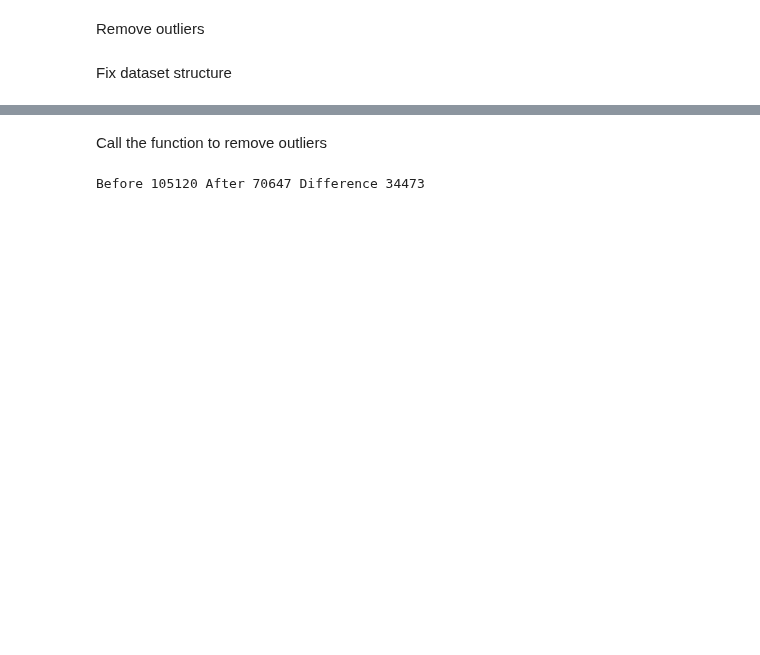
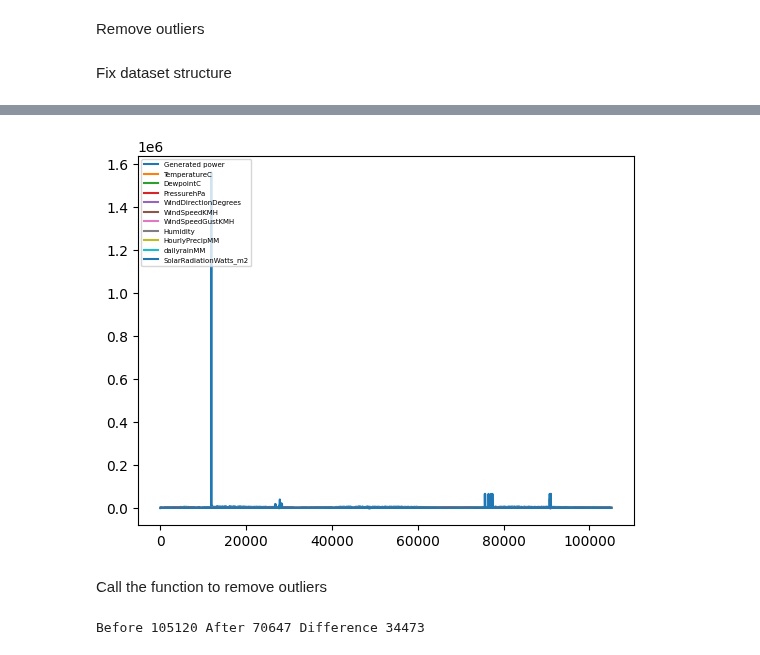
Before and after one commit to Tenergai/challenge-3, a Jupyter notebook: PreProcessamentoDados/preprocessing.ipynb, the cells around one changed output, grey strips where cells are left out. Saved outputs shown, nothing was run; the diff lists cells and outputs as text; code cells hidden in the pictures; blank space fills up the shorter version.

```diff
--- a/PreProcessamentoDados/preprocessing.ipynb
+++ b/PreProcessamentoDados/preprocessing.ipynb
@@ -72,4 +74,8 @@ df=df.resample('15min',level='DateTime').mean()
 df.reset_index(inplace=True)
 df['DateTime'] = pd.to_datetime(df['DateTime'], format='%H:%M').dt.time
 df.head()
+
+df.plot()
+plt.legend(loc=2, prop={'size':5})
+plt.show()
 # %% [output]
@@ -82,3 +82,4 @@ df.head()
+[figure, added]
 # %% [markdown]
 Call the function to remove outliers
 # %%
```
Also changed, not shown: parts of 4 cells of this notebook.
